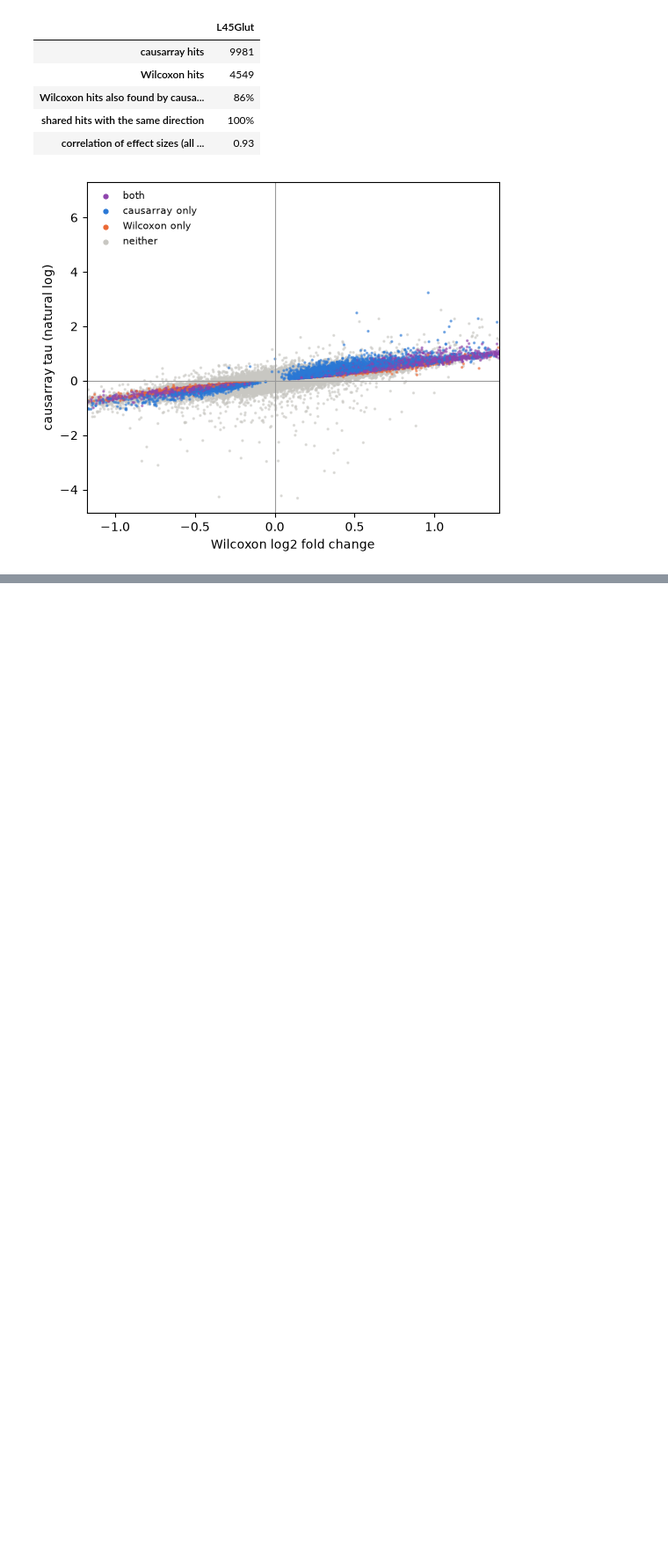
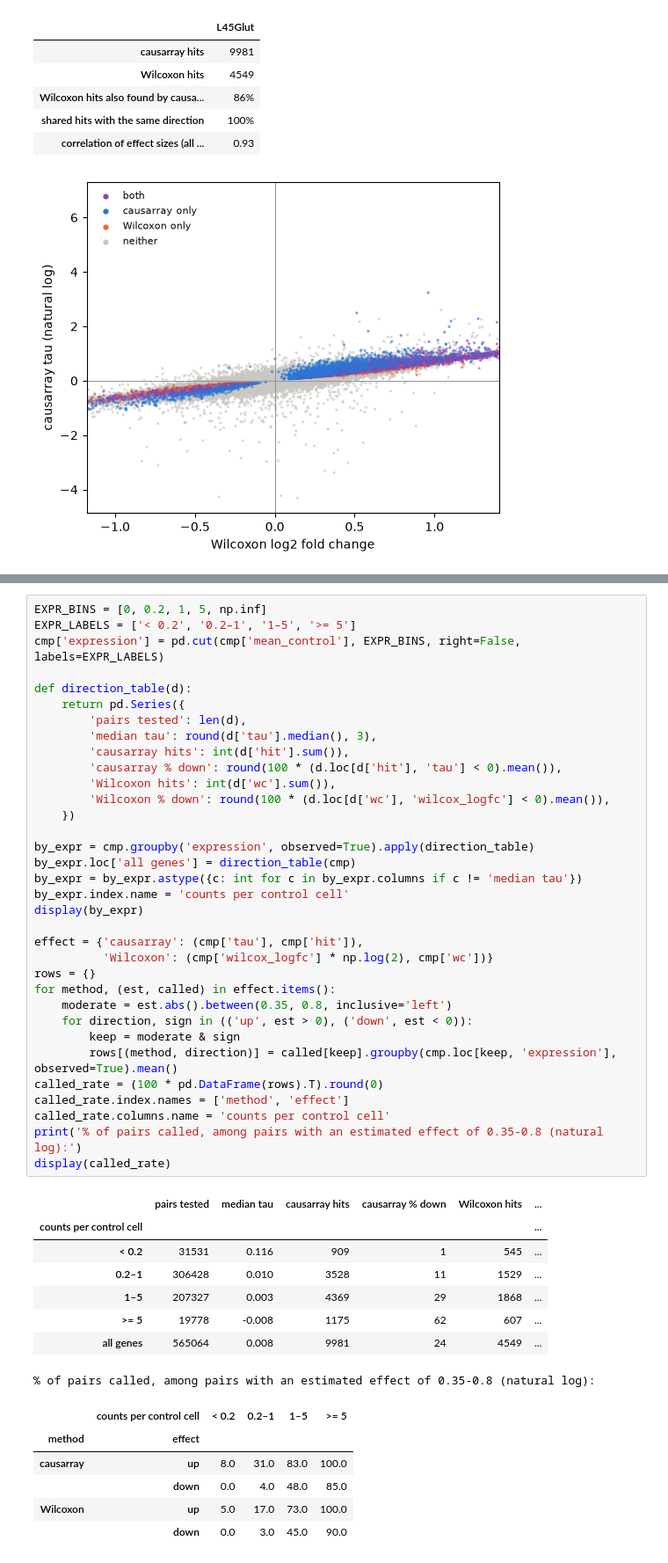
Before and after one commit to JinHongDu-Lab/causarray, a Jupyter notebook: docs/source/tutorial/mouse_brain/L45Glut-py.ipynb, the cells around one changed output, grey strips where cells are left out. Shown at 88% size. Drawn from its saved outputs; the diff is of its cells as text; blank space fills up the shorter version.

```diff
--- a/docs/source/tutorial/mouse_brain/L45Glut-py.ipynb
+++ b/docs/source/tutorial/mouse_brain/L45Glut-py.ipynb
@@ -508,0 +523,49 @@ plt.tight_layout(); plt.show()
+# %%
+EXPR_BINS = [0, 0.2, 1, 5, np.inf]
+EXPR_LABELS = ['< 0.2', '0.2–1', '1–5', '>= 5']
+cmp['expression'] = pd.cut(cmp['mean_control'], EXPR_BINS, right=False, labels=EXPR_LABELS)
+
+def direction_table(d):
+    return pd.Series({
+        'pairs tested': len(d),
+        'median tau': round(d['tau'].median(), 3),
+        'causarray hits': int(d['hit'].sum()),
+        'causarray % down': round(100 * (d.loc[d['hit'], 'tau'] < 0).mean()),
+        'Wilcoxon hits': int(d['wc'].sum()),
+        'Wilcoxon % down': round(100 * (d.loc[d['wc'], 'wilcox_logfc'] < 0).mean()),
+    })
+
+by_expr = cmp.groupby('expression', observed=True).apply(direction_table)
+by_expr.loc['all genes'] = direction_table(cmp)
+by_expr = by_expr.astype({c: int for c in by_expr.columns if c != 'median tau'})
+by_expr.index.name = 'counts per control cell'
+display(by_expr)
+
+effect = {'causarray': (cmp['tau'], cmp['hit']),
+          'Wilcoxon': (cmp['wilcox_logfc'] * np.log(2), cmp['wc'])}
+rows = {}
+for method, (est, called) in effect.items():
+    moderate = est.abs().between(0.35, 0.8, inclusive='left')
+    for direction, sign in (('up', est > 0), ('down', est < 0)):
+        keep = moderate & sign
+        rows[(method, direction)] = called[keep].groupby(cmp.loc[keep, 'expression'], observed=True).mean()
+called_rate = (100 * pd.DataFrame(rows).T).round(0)
+called_rate.index.names = ['method', 'effect']
+called_rate.columns.name = 'counts per control cell'
+print('% of pairs called, among pairs with an estimated effect of 0.35-0.8 (natural log):')
+display(called_rate)
+# %% [output]
+|  | pairs tested | median tau | causarray hits | causarray % down | Wilcoxon hits | ... |
+| counts per control cell |  |  |  |  |  | ... |
+| < 0.2 | 31531 | 0.116 | 909 | 1 | 545 | ... |
+| 0.2–1 | 306428 | 0.010 | 3528 | 11 | 1529 | ... |
+| 1–5 | 207327 | 0.003 | 4369 | 29 | 1868 | ... |
+| >= 5 | 19778 | -0.008 | 1175 | 62 | 607 | ... |
+| all genes | 565064 | 0.008 | 9981 | 24 | 4549 | ... |
+% of pairs called, among pairs with an estimated effect of 0.35-0.8 (natural log):
+|  | counts per control cell | < 0.2 | 0.2–1 | 1–5 | >= 5 |
+| method | effect |  |  |  |  |
+| causarray | up | 8.0 | 31.0 | 83.0 | 100.0 |
+|  | down | 0.0 | 4.0 | 48.0 | 85.0 |
+| Wilcoxon | up | 5.0 | 17.0 | 73.0 | 100.0 |
+|  | down | 0.0 | 3.0 | 45.0 | 90.0 |
```
Also changed, not shown: parts of 16 cells of this notebook, 1 other file.
